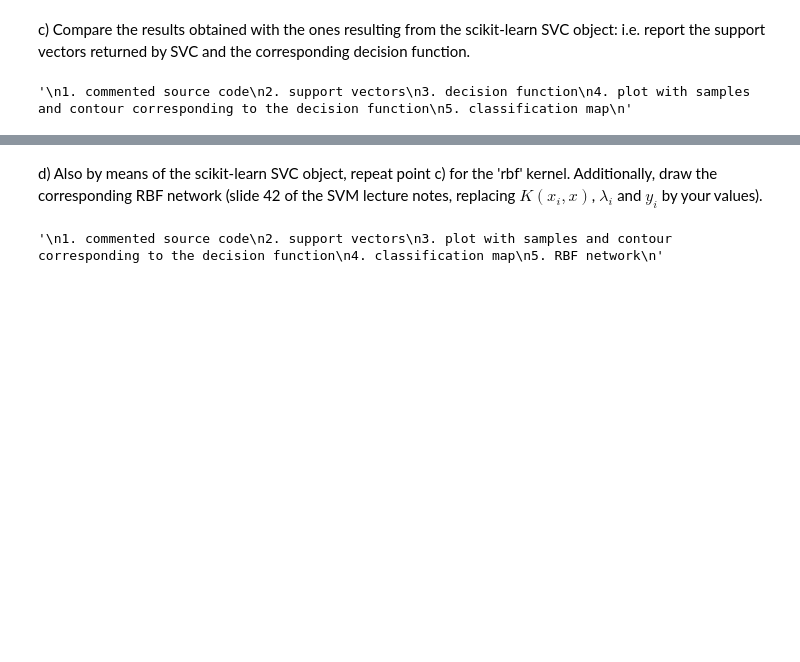
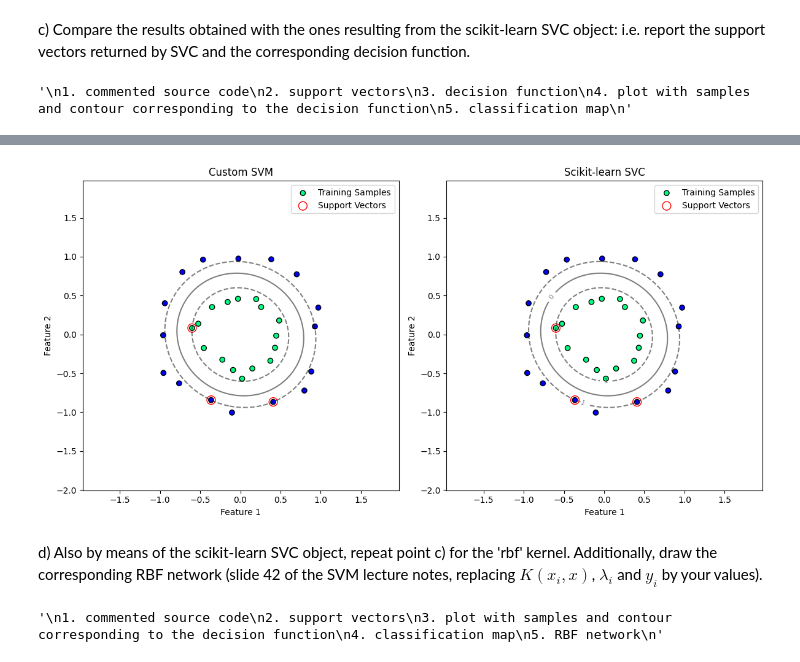
Before and after one commit to pedromartip/Instance-based-learning, a Jupyter notebook: handout_3.ipynb, the cells around one changed output, grey strips where cells are left out. Cells and saved outputs as stored; diff of their text form; code cells hidden in the pictures; blank space fills up the shorter version.

```diff
--- a/handout_3.ipynb
+++ b/handout_3.ipynb
@@ -418,3 +534,60 @@ c)	Compare the results obtained with the ones resulting from the scikit-learn SV
+# %%
+# PlOT CUSTOM
+plt.figure(figsize=(12, 6))
+
+
+plt.subplot(1, 2, 1)
+plt.scatter(X[:, 0], X[:, 1], c=y, cmap=plt.cm.winter, edgecolors='k', label='Training Samples')
+plt.scatter(support_vectors[:, 0], support_vectors[:, 1], s=100, facecolors='none', edgecolors='r', label='Support Vectors')
+
+# Add decision boundary plot for custom SVM
+# Grid for plotting
+x_min, x_max = X[:, 0].min() - 1, X[:, 0].max() + 1
+y_min, y_max = X[:, 1].min() - 1, X[:, 1].max() + 1
+xx, yy = np.meshgrid(np.linspace(x_min, x_max, 100), np.linspace(y_min, y_max, 100))
+
+# Apply custom SVM decision function
+Z = np.array([decision_function_original(np.array([[x, y]])) for x, y in zip(np.ravel(xx), np.ravel(yy))])
+Z = np.reshape(Z, xx.shape)
+
+# Plot decision boundary for custom SVM
+plt.contour(xx, yy, Z, levels=[-1, 0, 1], alpha=0.5, linestyles=['--', '-', '--'], colors='k')
+
+
+plt.title('Custom SVM')
+plt.xlabel('Feature 1')
+plt.ylabel('Feature 2')
+plt.legend()
+
+# PLOT SCIKIT-LEARN SVC
+plt.subplot(1, 2, 2)
+
+# Scatter plot for the data points
+plt.scatter(X[:, 0], X[:, 1], c=y, cmap=plt.cm.winter, edgecolors='k', label='Training Samples')
+plt.scatter(svc_support_vectors[:, 0], svc_support_vectors[:, 1], s=100, facecolors='none', edgecolors='r', label='Support Vectors')
+
+# Compute the Gram matrix for the grid points
+X_grid = np.array([phi([x, y]) for x, y in zip(np.ravel(xx), np.ravel(yy))])
+G_grid = np.dot(X_grid, X_transformed.T)
+
+# Evaluate the decision function using the Gram matrix of grid points
+Z = svc.decision_function(G_grid)
+Z = Z.reshape(xx.shape)
+
+# Plot decision boundary for scikit-learn SVC
+contour = plt.contour(xx, yy, Z, levels=[-1, 0, 1], alpha=0.5, linestyles=['--', '-', '--'], colors='k')
+plt.clabel(contour, inline=True, fontsize=8)
+
+plt.title('Scikit-learn SVC')
+plt.xlabel('Feature 1')
+plt.ylabel('Feature 2')
+plt.legend()
+
+plt.tight_layout()
+
+plt.show()
+# %% [output]
+[figure, added]
 # %% [markdown]
 d) Also by means of the scikit-learn SVC object, repeat point c) for the 'rbf' kernel. Additionally, draw the corresponding RBF network (slide 42 of the SVM lecture notes, replacing $K(x_i,x)$, $λ_i$ and $y_i$ by your values).
 # %%
```
Also changed, not shown: parts of 6 cells of this notebook.
